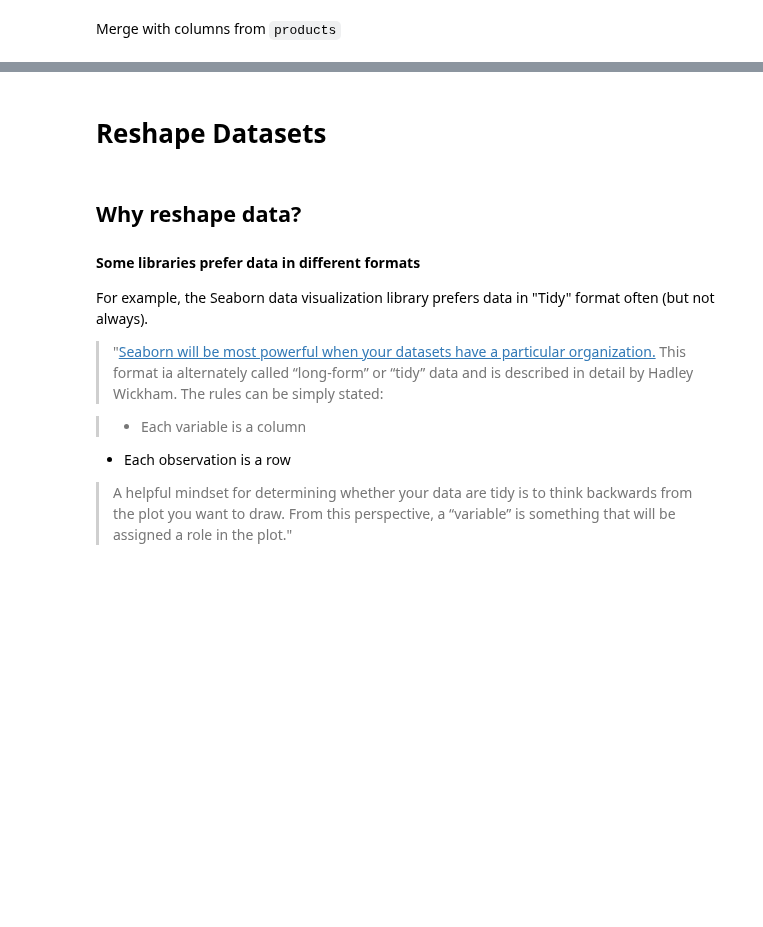
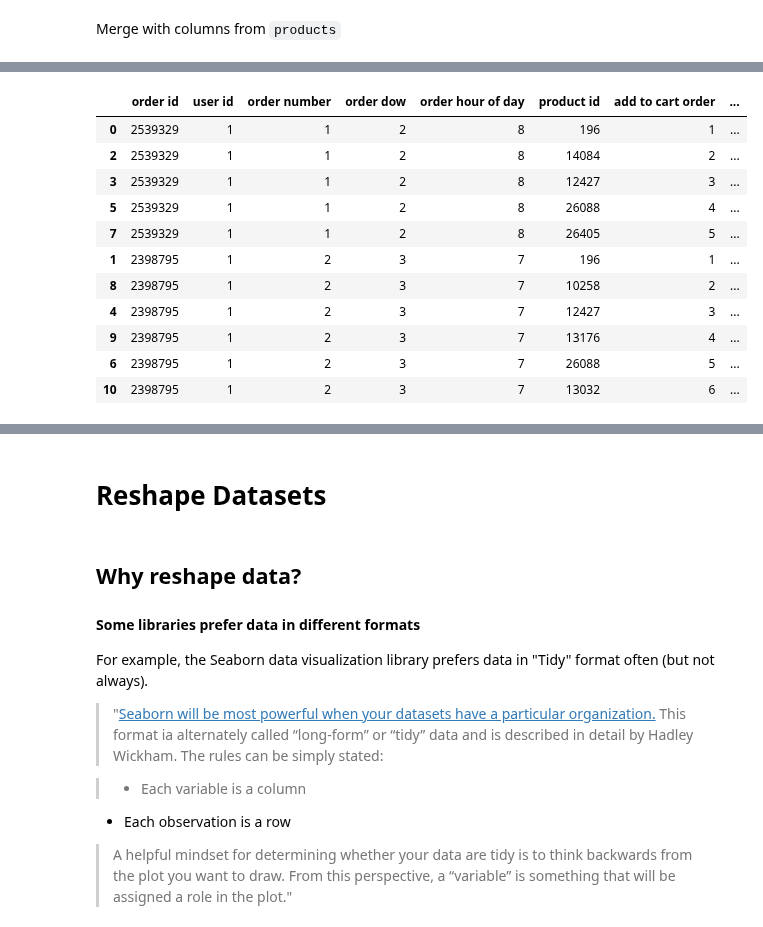
Before and after one commit to HeyLaxmi/DS-Unit-1-Sprint-1-Dealing-With-Data, a Jupyter notebook: Copy_of_Copy_of_LS_DS_121_Join_and_Reshape_Data.ipynb, the cells around one changed output, grey strips where cells are left out. Saved outputs shown, nothing was run; the diff lists cells and outputs as text; code cells hidden in the pictures; blank space fills up the shorter version.

```diff
--- a/Copy_of_Copy_of_LS_DS_121_Join_and_Reshape_Data.ipynb
+++ b/Copy_of_Copy_of_LS_DS_121_Join_and_Reshape_Data.ipynb
@@ -280,0 +352,17 @@ Merge with columns from `products`
+# %%
+final = final.sort_values(by=['order_number',  'add_to_cart_order'])
+final.columns = [column.replace('_', ' ') for column in final]
+final
+# %% [output]
+|  | order id | user id | order number | order dow | order hour of day | product id | add to cart order | ... |
+| 0 | 2539329 | 1 | 1 | 2 | 8 | 196 | 1 | ... |
+| 2 | 2539329 | 1 | 1 | 2 | 8 | 14084 | 2 | ... |
+| 3 | 2539329 | 1 | 1 | 2 | 8 | 12427 | 3 | ... |
+| 5 | 2539329 | 1 | 1 | 2 | 8 | 26088 | 4 | ... |
+| 7 | 2539329 | 1 | 1 | 2 | 8 | 26405 | 5 | ... |
+| 1 | 2398795 | 1 | 2 | 3 | 7 | 196 | 1 | ... |
+| 8 | 2398795 | 1 | 2 | 3 | 7 | 10258 | 2 | ... |
+| 4 | 2398795 | 1 | 2 | 3 | 7 | 12427 | 3 | ... |
+| 9 | 2398795 | 1 | 2 | 3 | 7 | 13176 | 4 | ... |
+| 6 | 2398795 | 1 | 2 | 3 | 7 | 26088 | 5 | ... |
+| 10 | 2398795 | 1 | 2 | 3 | 7 | 13032 | 6 | ... |
```
Also changed, not shown: parts of 11 cells of this notebook.
